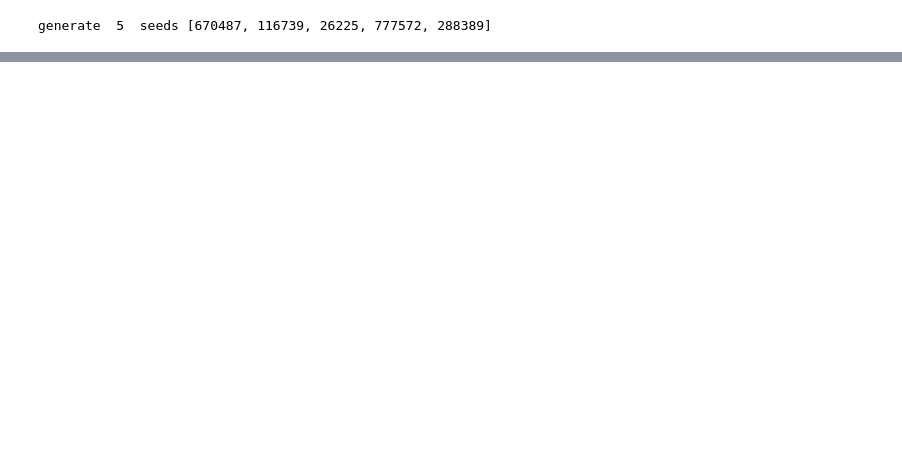
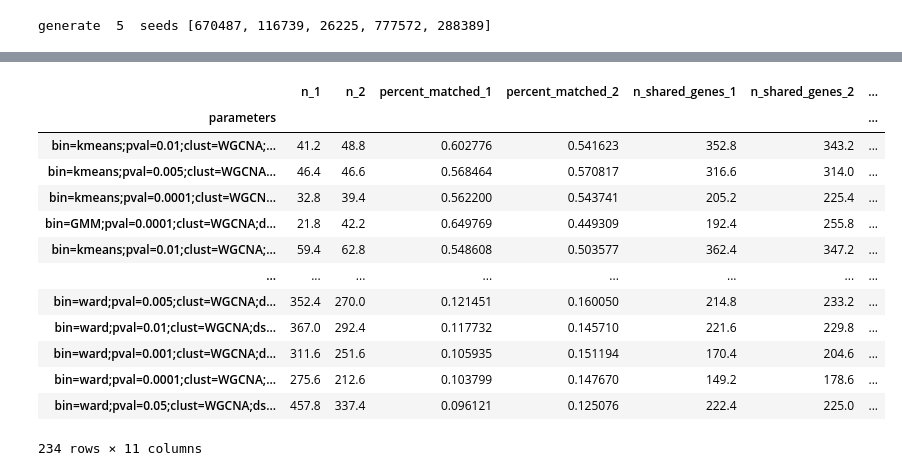
Before and after one commit to ozolotareva/unpast_paper, a Jupyter notebook: evaluation_on_real_data.ipynb, the cells around one changed output, grey strips where cells are left out. Saved outputs shown, nothing was run; the diff lists cells and outputs as text; code cells hidden in the pictures; blank space fills up the shorter version.

```diff
--- a/evaluation_on_real_data.ipynb
+++ b/evaluation_on_real_data.ipynb
@@ -308,0 +375,19 @@ pd.DataFrame.from_records(subt_m).to_csv("UnPaSt_METABRIC.tsv",sep = "\t")
+# %%
+s = pd.read_csv("UnPaSt_similarities.tsv",sep = "\t",index_col=0).groupby("parameters").agg("mean")
+s["avg_percent_matched"] = (s["percent_matched_1"]+s["percent_matched_2"])*0.5
+s.sort_values(by = "avg_percent_matched",ascending = False)
+# %% [output]
+|  | n_1 | n_2 | percent_matched_1 | percent_matched_2 | n_shared_genes_1 | n_shared_genes_2 | ... |
+| parameters |  |  |  |  |  |  | ... |
+| bin=kmeans;pval=0.01;clust=WGCNA;... | 41.2 | 48.8 | 0.602776 | 0.541623 | 352.8 | 343.2 | ... |
+| bin=kmeans;pval=0.005;clust=WGCNA... | 46.4 | 46.6 | 0.568464 | 0.570817 | 316.6 | 314.0 | ... |
+| bin=kmeans;pval=0.0001;clust=WGCN... | 32.8 | 39.4 | 0.562200 | 0.543741 | 205.2 | 225.4 | ... |
+| bin=GMM;pval=0.0001;clust=WGCNA;d... | 21.8 | 42.2 | 0.649769 | 0.449309 | 192.4 | 255.8 | ... |
+| bin=kmeans;pval=0.01;clust=WGCNA;... | 59.4 | 62.8 | 0.548608 | 0.503577 | 362.4 | 347.2 | ... |
+| ... | ... | ... | ... | ... | ... | ... | ... |
+| bin=ward;pval=0.005;clust=WGCNA;d... | 352.4 | 270.0 | 0.121451 | 0.160050 | 214.8 | 233.2 | ... |
+| bin=ward;pval=0.01;clust=WGCNA;ds... | 367.0 | 292.4 | 0.117732 | 0.145710 | 221.6 | 229.8 | ... |
+| bin=ward;pval=0.001;clust=WGCNA;d... | 311.6 | 251.6 | 0.105935 | 0.151194 | 170.4 | 204.6 | ... |
+| bin=ward;pval=0.0001;clust=WGCNA;... | 275.6 | 212.6 | 0.103799 | 0.147670 | 149.2 | 178.6 | ... |
+| bin=ward;pval=0.05;clust=WGCNA;ds... | 457.8 | 337.4 | 0.096121 | 0.125076 | 222.4 | 225.0 | ... |
+234 rows × 11 columns
```
Also changed, not shown: parts of 15 cells of this notebook, 2 other files.
